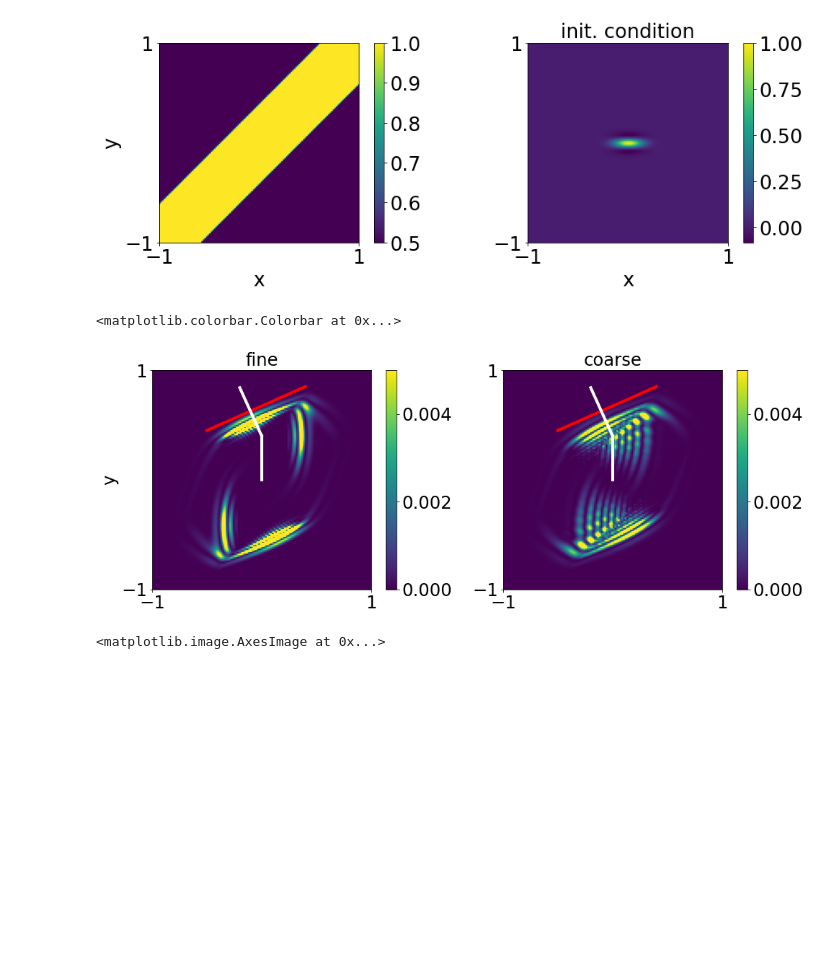
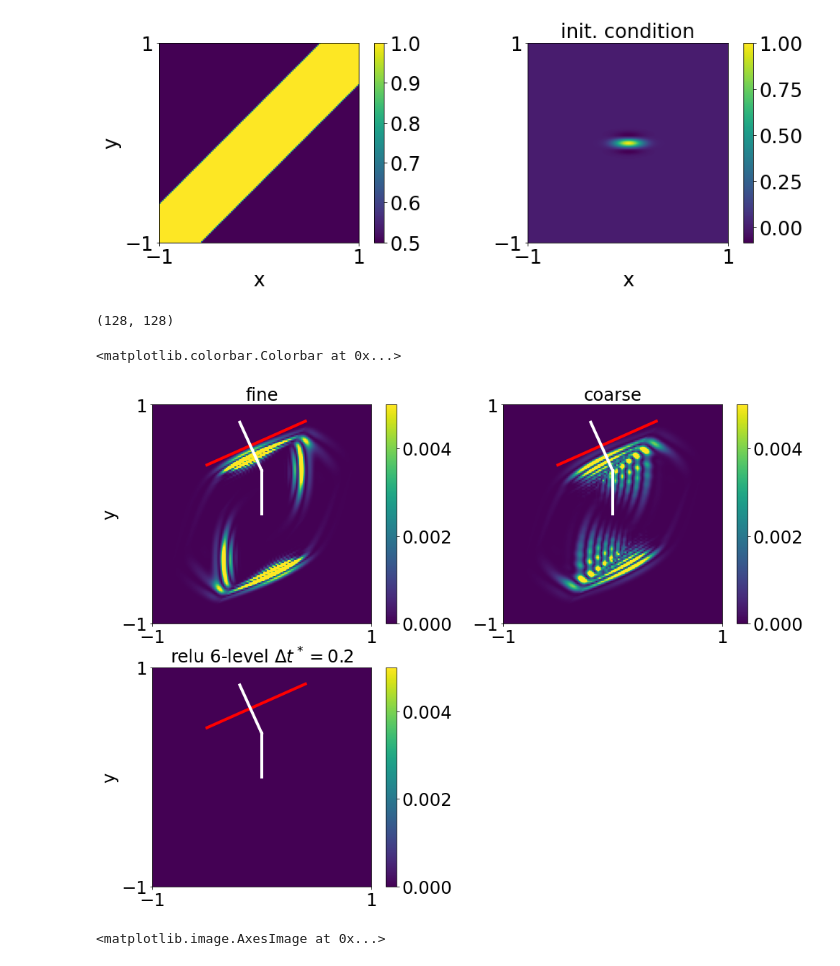
Before and after one commit to utkaiser/masterthesis_code, a Jupyter notebook: analysis/hieu_serial_timing.ipynb, the cells around one changed output. Drawn from its saved outputs; the diff is of its cells as text; code cells hidden in the pictures; blank space fills up the shorter version.

```diff
--- a/analysis/hieu_serial_timing.ipynb
+++ b/analysis/hieu_serial_timing.ipynb
@@ -19,8 +16,8 @@ plt.rcParams['font.size'] = '14'
 # %%
 # set up models
 
-net1 = unet.UNet()
-net1.load_state_dict(torch.load('../results/run_1/saved_model_unet9.pt')) #64^2 to 256^2
+net1 = unet.UNet(wf=1, depth=3, scale_factor=2, n_classes=4)
+net1.load_state_dict(torch.load('../results/run_1/saved_model_unet2.pt'), strict=False) #64^2 to 128^2
 net1.eval()
 net1 = net1.double()
 netlist = [(r'relu 3-level',net1)]
@@ -86,6 +83,7 @@ for velname, vel in veltest:
     for j in range(1,mt):
         uf[:,:,j],utf[:,:,j] = wave2.velocity_verlet_time_integrator(uf[:,:,j-1],utf[:,:,j-1],vel,dx,dt,cT)
 
+
     #### Coarse solution ####
     ucc = np.zeros([xx.shape[0],xx.shape[1],mt])
     utcc = np.zeros([xx.shape[0],xx.shape[1],mt])
@@ -99,3 +97,13 @@ for velname, vel in veltest:
         uc,utc = wave2.velocity_verlet_time_integrator(uc,utc,velc,dx*m,dt*rt,cT)
         ucc[:,:,j] = resize(uc,[xx.shape[0],xx.shape[1]],order=4)
         utcc[:,:,j] = resize(utc,[xx.shape[0],xx.shape[1]],order=4)
+
+    unn1 = np.zeros([xx.shape[0],xx.shape[1],mt])
+    utnn1 = np.zeros([xx.shape[0],xx.shape[1],mt])
+    unn1[:,:,0] = u0
+    utnn1[:,:,0] = ut0
+    for j in range(1,mt):
+        uc,utc = wave2.velocity_verlet_time_integrator(resize(unn1[:,:,j-1],[ny,nx],order=4),
+                             resize(utnn1[:,:,j-1],[ny,nx],order=4),
+                             resize(vel,[ny,nx],order=4),dx*m,dt*rt,cT)
+        unn1[:,:,j],utnn1[:,:,j] = wp.ApplyNet2WaveSol(u0,ut0,uc,utc,vel,dx,net1)
@@ -133,6 +146,8 @@ plt.plot([0.,0.],[0.,0.4],'w',linewidth=4)
 plt.plot([0.,-0.2],[0.4,0.84],'w',linewidth=4)
 plt.colorbar(pos1,ticks = [0,0.002,0.004])
 
+print(vel.shape)
+
 ax2 = fig1.add_subplot(3,2,2)
 pos2 = ax2.imshow(WaveUtil.WaveEnergyField(ucc[:,:,tj],utcc[:,:,tj],vel,dx)*dx*dx,vmax=0.005,extent=(-1,1,-1,1))
 ax2.set_title('coarse')
@@ -143,16 +158,16 @@ plt.plot([0.,0.],[0.,0.4],'w',linewidth=4)
 plt.plot([0.,-0.2],[0.4,0.84],'w',linewidth=4)
 plt.colorbar(pos2,ticks = [0,0.002,0.004])
 
-# ax3 = fig1.add_subplot(3,2,3)
-# ax3.imshow(WaveUtil.WaveEnergyField(unn1[:,:,tj],utnn1[:,:,tj],vel,dx)*dx*dx,vmax=0.005,extent=(-1,1,-1,1))
-# ax3.set_title(r'relu 6-level $\Delta t^*=0.2$')
-# ax3.set_ylabel('y')
-# plt.xticks([-1,1])
-# plt.yticks([-1,1])
-# plt.plot([-0.5,0.4],[0.45,0.85],'r',linewidth=4)
-# plt.plot([0.,0.],[0.,0.4],'w',linewidth=4)
-# plt.plot([0.,-0.2],[0.4,0.84],'w',linewidth=4)
-# plt.colorbar(pos1,ticks = [0,0.002,0.004])
+ax3 = fig1.add_subplot(3,2,3)
+ax3.imshow(WaveUtil.WaveEnergyField(unn1[:,:,tj],utnn1[:,:,tj],vel,dx)*dx*dx,vmax=0.005,extent=(-1,1,-1,1))
+ax3.set_title(r'relu 6-level $\Delta t^*=0.2$')
+ax3.set_ylabel('y')
+plt.xticks([-1,1])
+plt.yticks([-1,1])
+plt.plot([-0.5,0.4],[0.45,0.85],'r',linewidth=4)
+plt.plot([0.,0.],[0.,0.4],'w',linewidth=4)
+plt.plot([0.,-0.2],[0.4,0.84],'w',linewidth=4)
+plt.colorbar(pos1,ticks = [0,0.002,0.004])
 #
 # ax4 = fig1.add_subplot(3,2,4)
 # ax4.imshow(WaveUtil.WaveEnergyField(unn2[:,:,tj],utnn2[:,:,tj],vel,dx)*dx*dx,vmax=0.005,extent=(-1,1,-1,1))
@@ -162,35 +177,36 @@ plt.colorbar(pos2,ticks = [0,0.002,0.004])
 # plt.plot([-0.5,0.4],[0.45,0.85],'r',linewidth=4)
 # plt.plot([0.,0.],[0.,0.4],'w',linewidth=4)
 # plt.plot([0.,-0.2],[0.4,0.84],'w',linewidth=4)
 # plt.colorbar(pos1,ticks = [0,0.002,0.004])
 #
 # ax5 = fig1.add_subplot(3,2,5)
 # ax5.imshow(WaveUtil.WaveEnergyField(unn3[:,:,tj],utnn3[:,:,tj],vel,dx)*dx*dx,vmax=0.005,extent=(-1,1,-1,1))
 # ax5.set_title(r'lin. 3-level $\Delta t^*=0.2$')
 # ax5.set_xlabel('x')
 # ax5.set_ylabel('y')
 # plt.xticks([-1,1])
 # plt.yticks([-1,1])
 # plt.plot([-0.5,0.4],[0.45,0.85],'r',linewidth=4)
 # plt.plot([0.,0.],[0.,0.4],'w',linewidth=4)
 # plt.plot([0.,-0.2],[0.4,0.84],'w',linewidth=4)
 # plt.colorbar(pos1,ticks = [0,0.002,0.004])
 #
 # ax6 = fig1.add_subplot(3,2,6)
 # ax6.imshow(WaveUtil.WaveEnergyField(unn4[:,:,tj],utnn4[:,:,tj],vel,dx)*dx*dx,vmax=0.005,extent=(-1,1,-1,1))
 # ax6.set_title(r'lin. 6-level $\Delta t^*=0.2$')
 # ax6.set_xlabel('x')
 # plt.xticks([-1,1])
 # plt.yticks([-1,1])
 # plt.plot([-0.5,0.4],[0.45,0.85],'r',linewidth=4)
 # plt.plot([0.,0.],[0.,0.4],'w',linewidth=4)
 # plt.plot([0.,-0.2],[0.4,0.84],'w',linewidth=4)
 # plt.colorbar(pos1,ticks = [0,0.002,0.004])
 #
 # #plt.savefig('./beamrefraction_uenergy.eps')
 # %% [output]
-<matplotlib.colorbar.Colorbar at 0x...>
+(128, 128)
+<matplotlib.colorbar.Colorbar at 0x...>
-[figure, old version]
+[figure, new version]
 # %%
 tj = 2
 r = (uf[:,:,tj:tj+1] - np.min(uf[:,:,tj:tj+1]))
```
Also changed, not shown: parts of 4 cells of this notebook, 17 other files.
